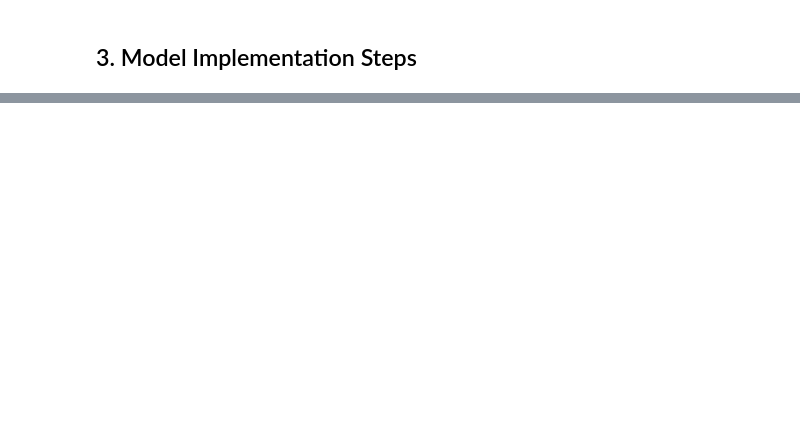
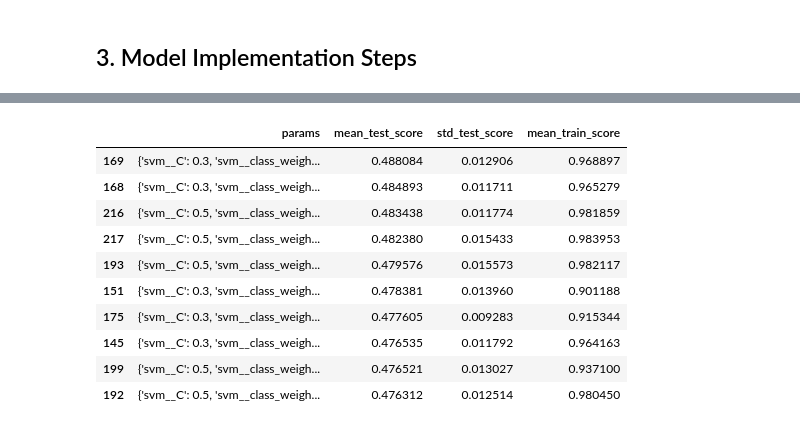
Before and after one commit to 0-Gixty-0/DM2026-Lab2-Exercise, a Jupyter notebook: DM2026-Lab2-Homework.ipynb, the cells around one changed output, grey strips where cells are left out. Cells and saved outputs as stored; diff of their text form; code cells hidden in the pictures; blank space fills up the shorter version.

```diff
--- a/DM2026-Lab2-Homework.ipynb
+++ b/DM2026-Lab2-Homework.ipynb
@@ -591,0 +644,35 @@ NameError: name 'y_test' is not defined
+# %%
+# Grid search over params
+pipe = Pipeline([
+    ("tfidf", make_tfidf()),
+    ("svm", LinearSVC()),
+])
+
+param_grid = {
+    "tfidf__ngram_range": [(1, 1), (1, 2), (1, 3)],
+    "tfidf__min_df": [1, 2, 3, 4],
+    "tfidf__sublinear_tf": [False, True],
+    "svm__C": [0.001, 0.05, 0.1, 0.3, 0.5, 1.0, 2, 3],
+    "svm__class_weight": [None, "balanced"],
+}
+
+skf = StratifiedKFold(n_splits=5, shuffle=True, random_state=SEED)
+search = GridSearchCV(pipe, param_grid, cv=skf, scoring="f1_macro",
+                      n_jobs=-1, return_train_score=True)
+search.fit(str_tr_df["tokens"], str_tr_df["label"]) # tune on the training split only
+
+results = pd.DataFrame(search.cv_results_)
+cols = ["params", "mean_test_score", "std_test_score", "mean_train_score"]
+display(results.sort_values("rank_test_score")[cols].head(10))
+# %% [output]
+|  | params | mean_test_score | std_test_score | mean_train_score |
+| 169 | {'svm__C': 0.3, 'svm__class_weigh... | 0.488084 | 0.012906 | 0.968897 |
+| 168 | {'svm__C': 0.3, 'svm__class_weigh... | 0.484893 | 0.011711 | 0.965279 |
+| 216 | {'svm__C': 0.5, 'svm__class_weigh... | 0.483438 | 0.011774 | 0.981859 |
+| 217 | {'svm__C': 0.5, 'svm__class_weigh... | 0.482380 | 0.015433 | 0.983953 |
+| 193 | {'svm__C': 0.5, 'svm__class_weigh... | 0.479576 | 0.015573 | 0.982117 |
+| 151 | {'svm__C': 0.3, 'svm__class_weigh... | 0.478381 | 0.013960 | 0.901188 |
+| 175 | {'svm__C': 0.3, 'svm__class_weigh... | 0.477605 | 0.009283 | 0.915344 |
+| 145 | {'svm__C': 0.3, 'svm__class_weigh... | 0.476535 | 0.011792 | 0.964163 |
+| 199 | {'svm__C': 0.5, 'svm__class_weigh... | 0.476521 | 0.013027 | 0.937100 |
+| 192 | {'svm__C': 0.5, 'svm__class_weigh... | 0.476312 | 0.012514 | 0.980450 |
```
Also changed, not shown: parts of 12 cells of this notebook.
